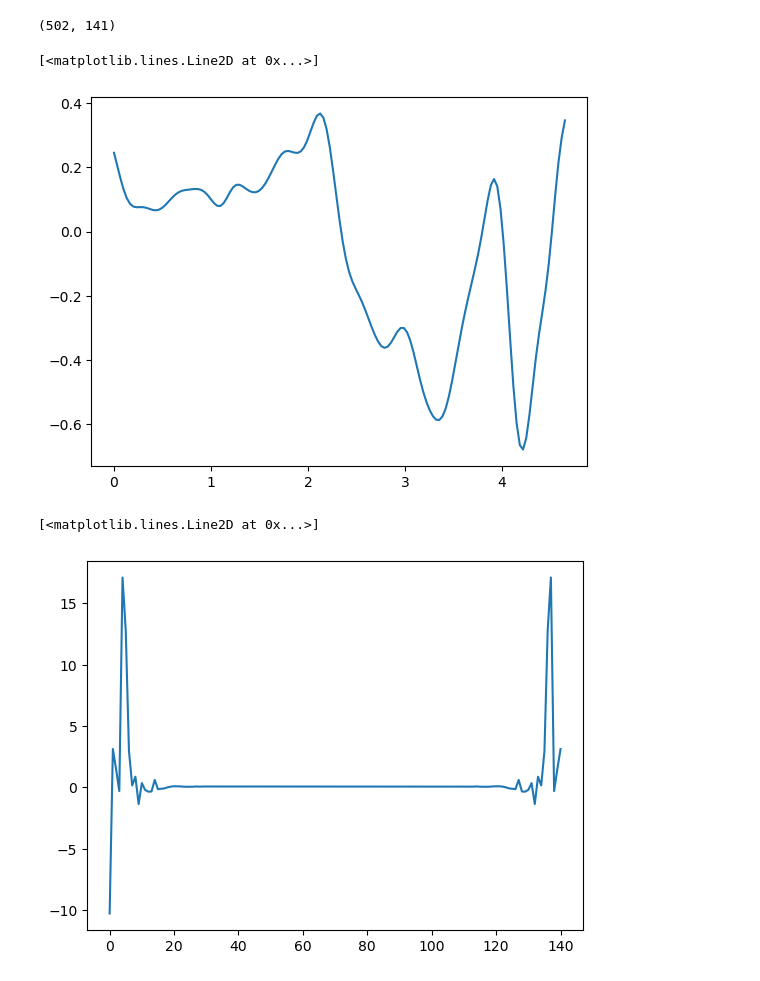
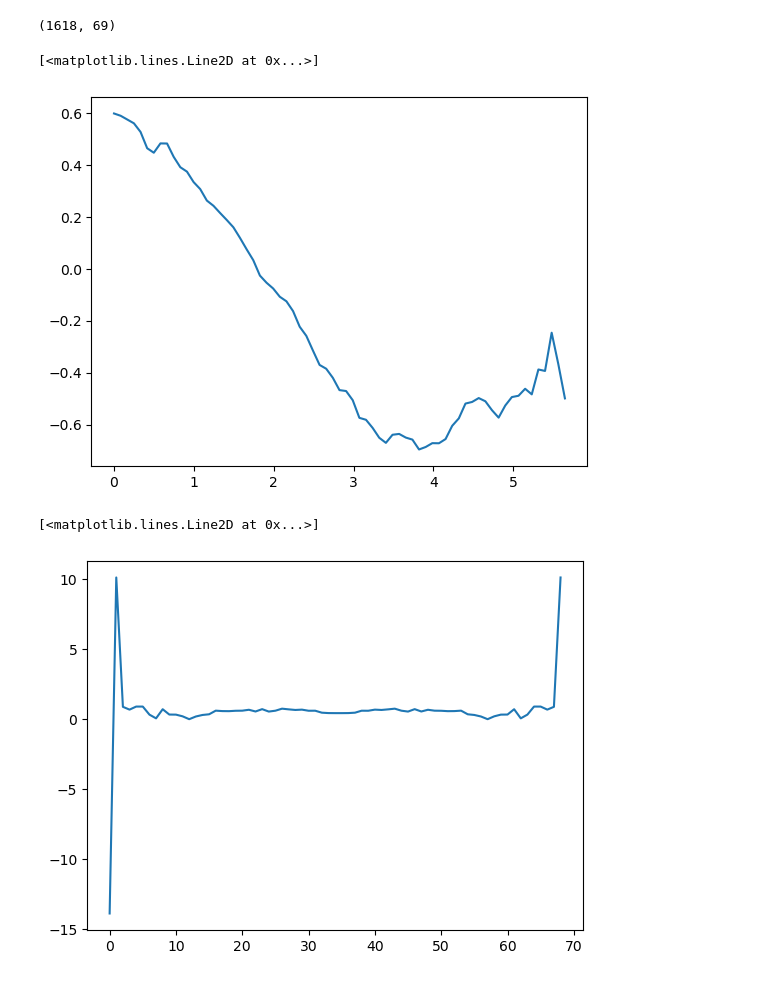
Before and after one commit to Roland0206/Capstone, a Jupyter notebook: comparison/sineFit.ipynb, the cells around one changed output. Drawn from its saved outputs; the diff is of its cells as text; code cells hidden in the pictures.

```diff
--- a/comparison/sineFit.ipynb
+++ b/comparison/sineFit.ipynb
@@ -46,30 +46,34 @@ def sine_fit(x, y, plot=True, p0=True):
     print(f'mse: {mse}')
     return popt
 # %%
-y = pd.read_csv('ccf_all_valid.csv', header=None).to_numpy()
+y = pd.read_csv('ccf_all.csv', header=None).to_numpy()
 x = pd.read_csv('lags.csv', header=None).to_numpy().flatten()
-valid = pd.read_csv('valid_ccf.csv', header=None).to_numpy()
+ccf_mask = pd.read_csv('ccf_mask.csv', header=None).to_numpy()
+ccf_fit_valid = pd.read_csv('ccf_fit_valid.csv', header=None).to_numpy()
 
-valid = np.array(valid, dtype=bool).flatten()
+ccf_mask = np.array(ccf_mask, dtype=bool).flatten()
+ccf_fit_valid = np.array(ccf_fit_valid, dtype=bool).flatten()
+valid = ccf_mask & ccf_fit_valid
+
 y_valid = y[valid]
 y_invalid = y[~valid]
 y_valid.shape
 # %% [output]
-(502, 141)
+(1618, 69)
 # %%
-i = 461
+i = 0
 
-plt.plot(x, y[i,:])
+plt.plot(x, y_valid[i,:])
 # %% [output]
 [<matplotlib.lines.Line2D at 0x...>]
-[figure, old version]
+[figure, new version]
 # %%
 
 y_fft = fft(y_valid[i])
 plt.plot(y_fft)
 # %% [output]
 [<matplotlib.lines.Line2D at 0x...>]
-[figure, old version]
+[figure, new version]
 # %%
 import ipywidgets as widgets
 from IPython.display import display
```
Also changed, not shown: parts of 7 cells of this notebook, 4 other files.
